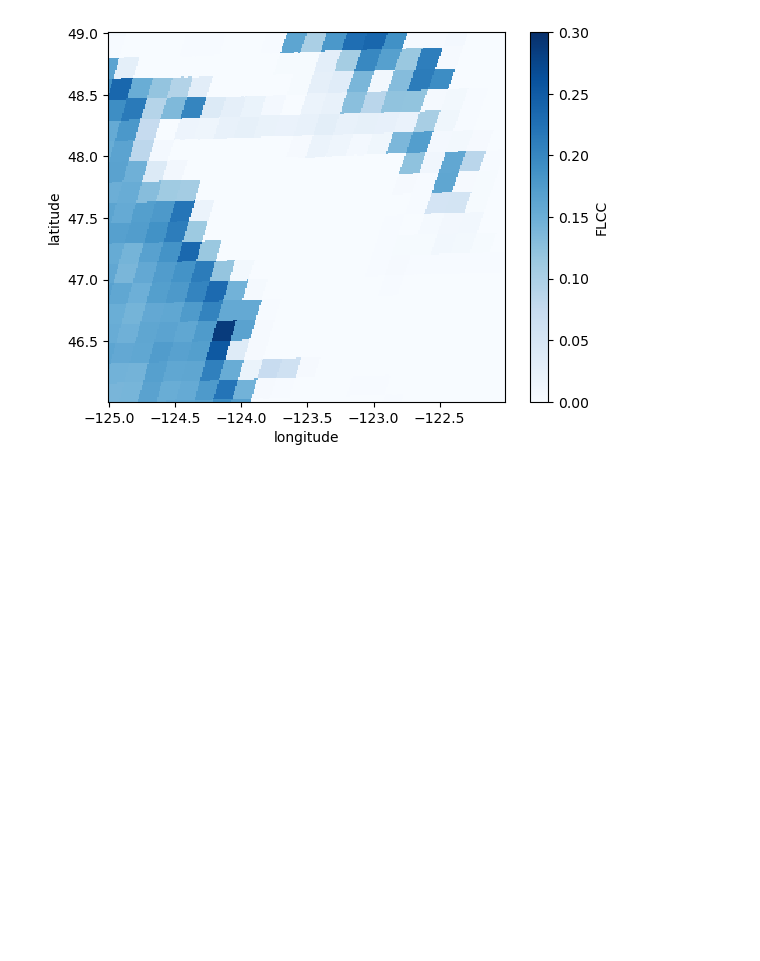
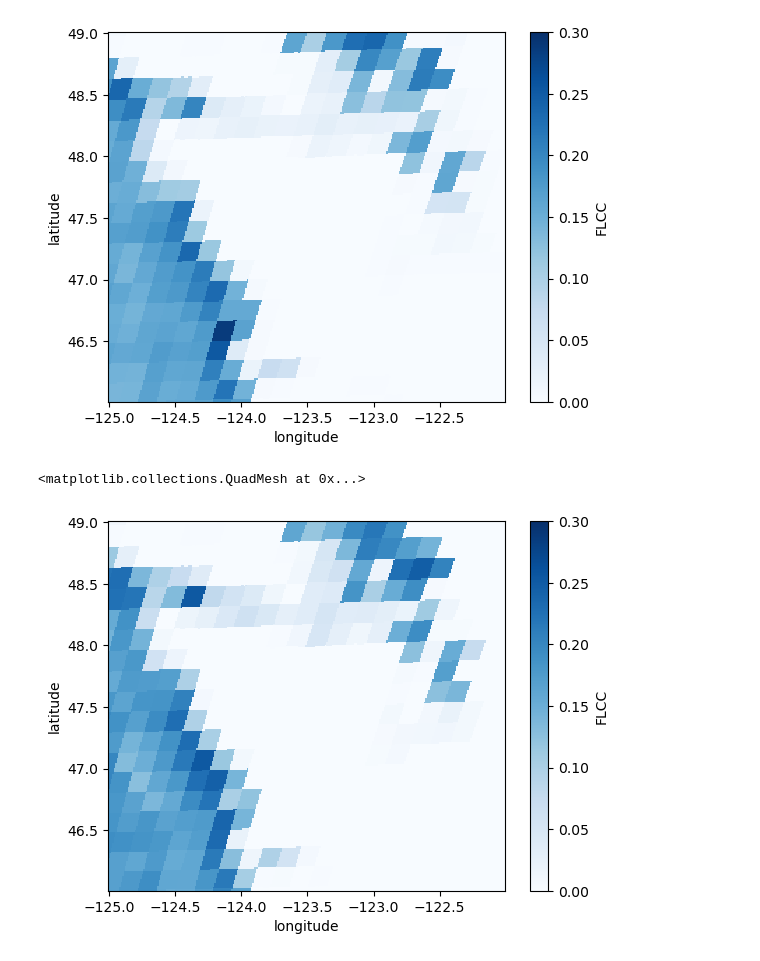
Before and after one commit to autumn-yng/summerfog, a Jupyter notebook: goes/goes_analyze.ipynb, the cells around one changed output. Saved outputs shown, nothing was run; the diff lists cells and outputs as text; code cells hidden in the pictures; blank space fills up the shorter version.

```diff
--- a/goes/goes_analyze.ipynb
+++ b/goes/goes_analyze.ipynb
@@ -30,8 +28,10 @@ image_folder = '/storage/GOES/orthorectified/Fog2022_withtime/'
 files = glob.glob(os.path.join(image_folder, "*_o.nc"))
 datetimes = [
     dt.datetime.strptime(
-        f.split('/')[-1].split('_')[3][1:-3],
+        # Get the end time when the satellite finished scanning the picture
+        f.split('/')[-1].split('_')[4][1:-3],
         "%Y%j%H%M%S"
     ) for f in files
 ]
+# The files are not sorted chronologically, so we
 datetimes = sorted(datetimes)
@@ -74,3 +92,7 @@ pt12 = [48.57880161, 	-123.1731671]
 ### Calculate a fog frequency map
 # %%
 ds['FLCC'] = (ds['HT'] < 400).astype(int)
+# %%
+# documentation about indexing using datetime components: https://docs.xarray.dev/en/stable/user-guide/time-series.html#indexing-using-datetime-components
+morning_ds = ds.isel(time=ds.time.dt.hour.isin([5,6,7,8,9]))
+morning_ds
@@ -85,3 +211,14 @@ FLCC_freq.plot(cmap = 'Blues', vmin=0.0, vmax=0.3)
 # %% [output]
 <matplotlib.collections.QuadMesh at 0x...>
 [figure]
+# %%
+morning_freq = (
+    morning_ds['FLCC'].sum(dim='time') / morning_ds['time'].size
+)
+# %%
+morning_freq.load()
+# %%
+morning_freq.plot(cmap = 'Blues', vmin=0.0, vmax=0.3)
+# %% [output]
+<matplotlib.collections.QuadMesh at 0x...>
+[figure, added]
```
Also changed, not shown: parts of 8 cells of this notebook, 1 other file.
